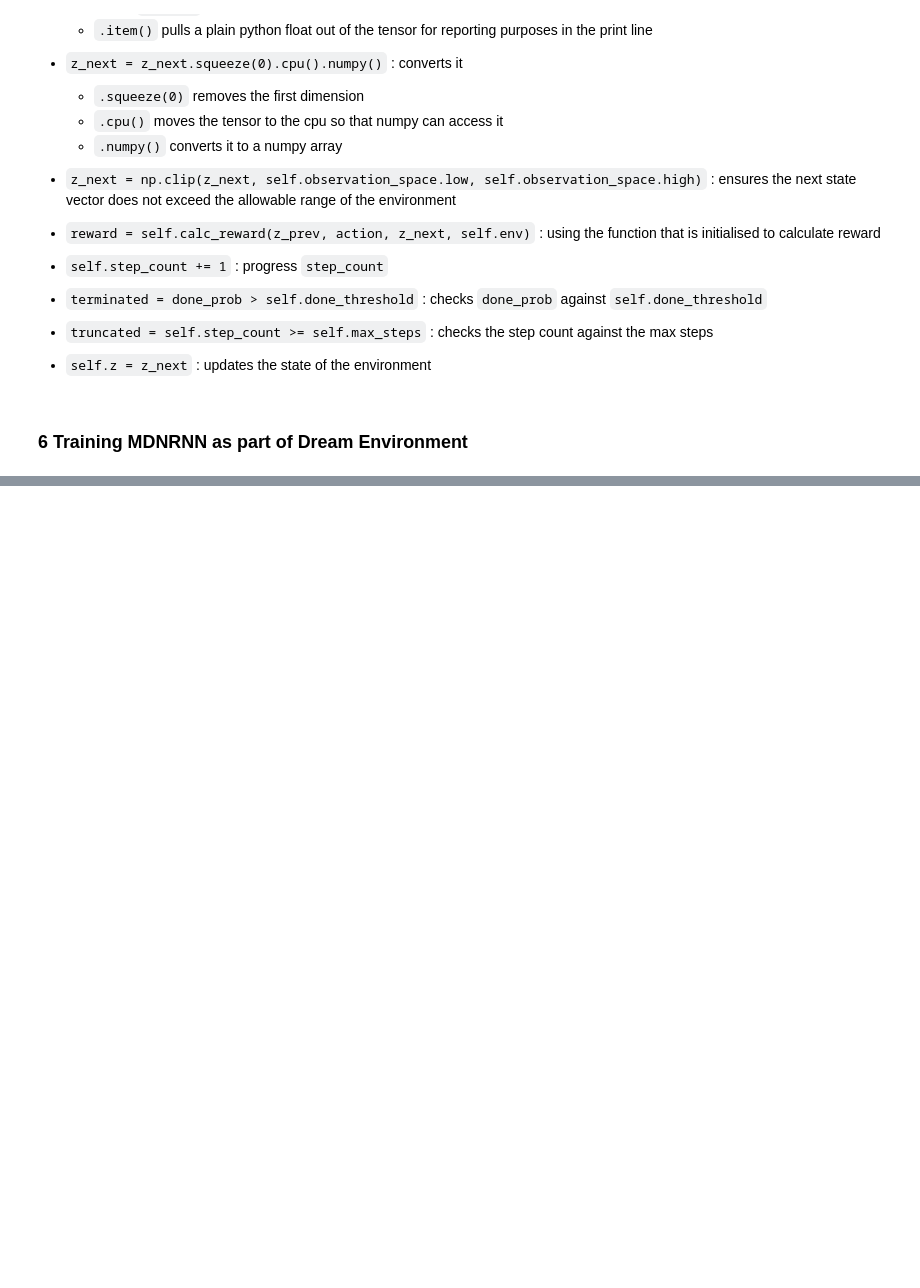
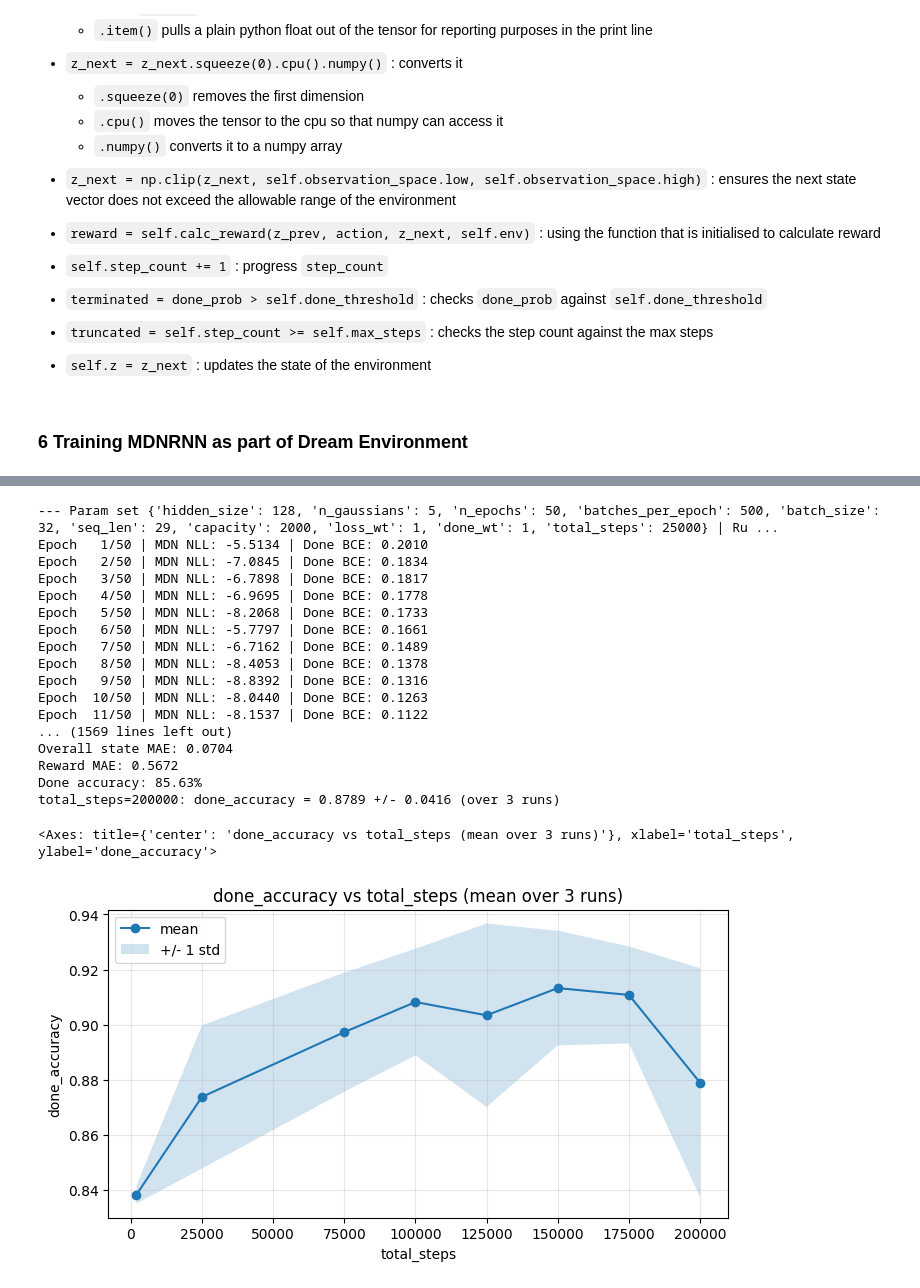
Before and after one commit to vruaaan/reinforcement-learning-projects, a Jupyter notebook: worldmodel.ipynb, the cells around one changed output, grey strips where cells are left out. Saved outputs shown, nothing was run; the diff lists cells and outputs as text; code cells hidden in the pictures; blank space fills up the shorter version.

```diff
--- a/worldmodel.ipynb
+++ b/worldmodel.ipynb
@@ -1019,0 +1343,43 @@ Done accuracy: 89.30%
+# %%
+ep0_params = {"hidden_size" : 128, "n_gaussians" : 5, "n_epochs" : 50, "batches_per_epoch" : 500,
+                  "batch_size" : 32, "seq_len" : env.max_steps - 1,  "capacity" : 2000, "loss_wt" : 1, 'done_wt' : 1}
+control_ep_params = dict(control_params)
+ep1_params = {"hidden_size" : 128, "n_gaussians" : 5, "n_epochs" : 75, "batches_per_epoch" : 1000,
+                  "batch_size" : 32, "seq_len" : env.max_steps - 1,  "capacity" : 2000, "loss_wt" : 1, 'done_wt' : 1}
+ep2_params = {"hidden_size" : 128, "n_gaussians" : 5, "n_epochs" : 50, "batches_per_epoch" : 2000,
+                  "batch_size" : 32, "seq_len" : env.max_steps - 1,  "capacity" : 2000, "loss_wt" : 1, 'done_wt' : 1}
+ep3_params = {"hidden_size" : 128, "n_gaussians" : 5, "n_epochs" : 50, "batches_per_epoch" : 2500,
+                  "batch_size" : 32, "seq_len" : env.max_steps - 1,  "capacity" : 2000, "loss_wt" : 1, 'done_wt' : 1}
+ep4_params = {"hidden_size" : 128, "n_gaussians" : 5, "n_epochs" : 75, "batches_per_epoch" : 2000,
+                  "batch_size" : 32, "seq_len" : env.max_steps - 1,  "capacity" : 2000, "loss_wt" : 1, 'done_wt' : 1}
+ep5_params = {"hidden_size" : 128, "n_gaussians" : 5, "n_epochs" : 50, "batches_per_epoch" : 3500,
+                  "batch_size" : 32, "seq_len" : env.max_steps - 1,  "capacity" : 2000, "loss_wt" : 1, 'done_wt' : 1}
+ep6_params = {"hidden_size" : 128, "n_gaussians" : 5, "n_epochs" : 100, "batches_per_epoch" : 2000,
+                  "batch_size" : 32, "seq_len" : env.max_steps - 1,  "capacity" : 2000, "loss_wt" : 1, 'done_wt' : 1}
+
+ep_lst = [ep0_params, control_ep_params, ep1_params, ep2_params, ep3_params, ep4_params, ep5_params, ep6_params]
+for param_set in ep_lst:
+    param_set["total_steps"] = param_set["n_epochs"] * param_set["batches_per_epoch"]
+# %%
+ep_models = train_list(ep_lst)
+plot_accuracy_vs_variable(ep_models, "total_steps")
+# %% [output]
+--- Param set {'hidden_size': 128, 'n_gaussians': 5, 'n_epochs': 50, 'batches_per_epoch': 500, 'batch_size': 32, 'seq_len': 29, 'capacity': 2000, 'loss_wt': 1, 'done_wt': 1, 'total_steps': 25000} | Ru ...
+Epoch   1/50 | MDN NLL: -5.5134 | Done BCE: 0.2010
+Epoch   2/50 | MDN NLL: -7.0845 | Done BCE: 0.1834
+Epoch   3/50 | MDN NLL: -6.7898 | Done BCE: 0.1817
+Epoch   4/50 | MDN NLL: -6.9695 | Done BCE: 0.1778
+Epoch   5/50 | MDN NLL: -8.2068 | Done BCE: 0.1733
+Epoch   6/50 | MDN NLL: -5.7797 | Done BCE: 0.1661
+Epoch   7/50 | MDN NLL: -6.7162 | Done BCE: 0.1489
+Epoch   8/50 | MDN NLL: -8.4053 | Done BCE: 0.1378
+Epoch   9/50 | MDN NLL: -8.8392 | Done BCE: 0.1316
+Epoch  10/50 | MDN NLL: -8.0440 | Done BCE: 0.1263
+Epoch  11/50 | MDN NLL: -8.1537 | Done BCE: 0.1122
+... (1569 lines left out)
+Overall state MAE: 0.0704
+Reward MAE: 0.5672
+Done accuracy: 85.63%
+total_steps=200000: done_accuracy = 0.8789 +/- 0.0416 (over 3 runs)
+<Axes: title={'center': 'done_accuracy vs total_steps (mean over 3 runs)'}, xlabel='total_steps', ylabel='done_accuracy'>
+[figure, added]
```
Also changed, not shown: parts of 36 cells of this notebook, 2 other files.
